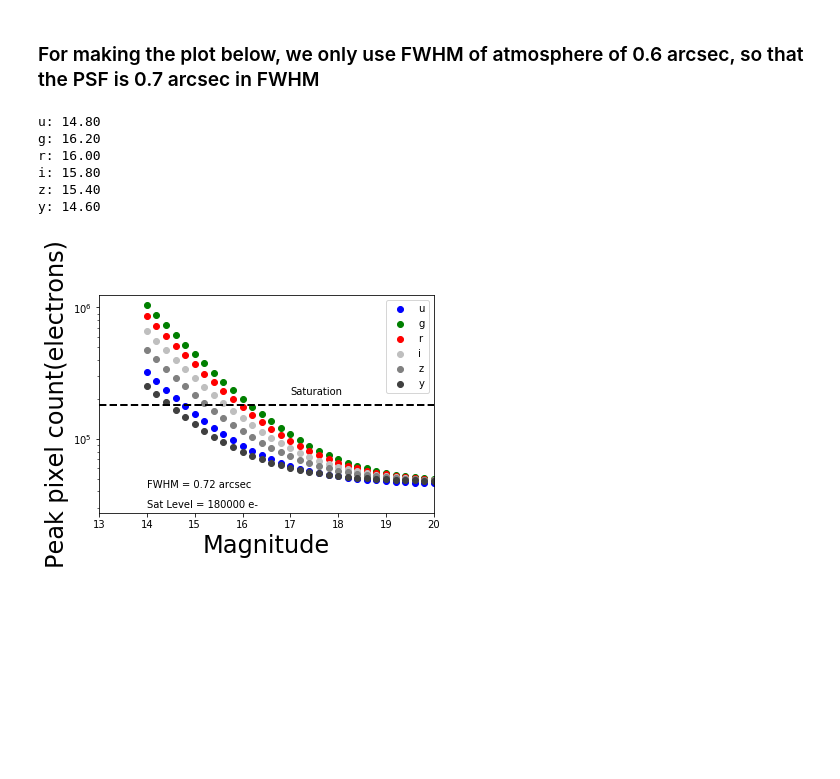
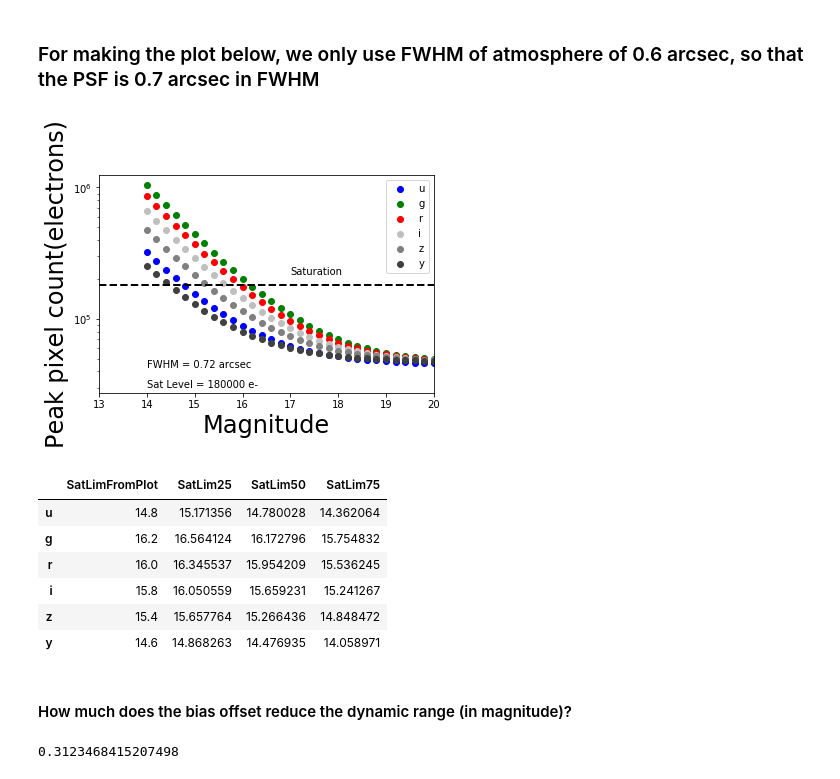
Before and after one commit to bxin/scratchBook, a Jupyter notebook: saturation_limit/saturation_limit.ipynb, the cells around one changed output. Cells and saved outputs as stored; diff of their text form; code cells hidden in the pictures; blank space fills up the shorter version.

```diff
--- a/saturation_limit/saturation_limit.ipynb
+++ b/saturation_limit/saturation_limit.ipynb
@@ -114,6 +114,7 @@ d.join(m5)
 # %%
 pRatio = ratio[properties.index('SatLim50')]
 colors = ['blue', 'green', 'red', '0.75', '0.50', '0.25']
+d1 = pd.DataFrame(index=filterlist, columns=['SatLimFromPlot'], dtype='float')
 # %%
 for i,f in enumerate(filterlist):
     mags = []
@@ -129,7 +130,7 @@ for i,f in enumerate(filterlist):
         npeak = adu0*10**(-mag/2.5)+m5.skyCounts.loc[f]+bias_offset
         npeaks.append(npeak)
     plt.scatter(mags, npeaks, label=f, color=colors[i])
-    print('%s: %.2f'%(f, mags[np.argmax(np.array(npeaks)<full_well)]))
+    d1.SatLimFromPlot.loc[f] = mags[np.argmax(np.array(npeaks)<full_well)]
 plt.plot([13.0,20.0],[full_well, full_well], ls = '--', lw = 2, color='black')
 plt.text(17.0, full_well*1.20, "Saturation", color = 'black')
 plt.text(14.0, 43000, "FWHM = %.2f arcsec"%(np.sqrt(fwhms['50']**2+0.4**2)), color = 'black')
@@ -141,10 +142,20 @@ plt.xlabel('Magnitude', fontsize=24)
 plt.ylabel('Peak pixel count(electrons)', fontsize=24)
 plt.savefig('Peak_count_by_band_13Dec19.pdf')
 # %% [output]
-u: 14.80
-g: 16.20
-r: 16.00
-i: 15.80
-z: 15.40
-y: 14.60
 [figure]
+# %%
+d1.join(d)
+# %% [output]
+|  | SatLimFromPlot | SatLim25 | SatLim50 | SatLim75 |
+| u | 14.8 | 15.171356 | 14.780028 | 14.362064 |
+| g | 16.2 | 16.564124 | 16.172796 | 15.754832 |
+| r | 16.0 | 16.345537 | 15.954209 | 15.536245 |
+| i | 15.8 | 16.050559 | 15.659231 | 15.241267 |
+| z | 15.4 | 15.657764 | 15.266436 | 14.848472 |
+| y | 14.6 | 14.868263 | 14.476935 | 14.058971 |
+# %% [markdown]
+#### How much does the bias offset reduce the dynamic range (in magnitude)?
+# %%
+np.log10(full_well/(full_well-bias_offset))*2.5
+# %% [output]
+0.3123468415207498
```
